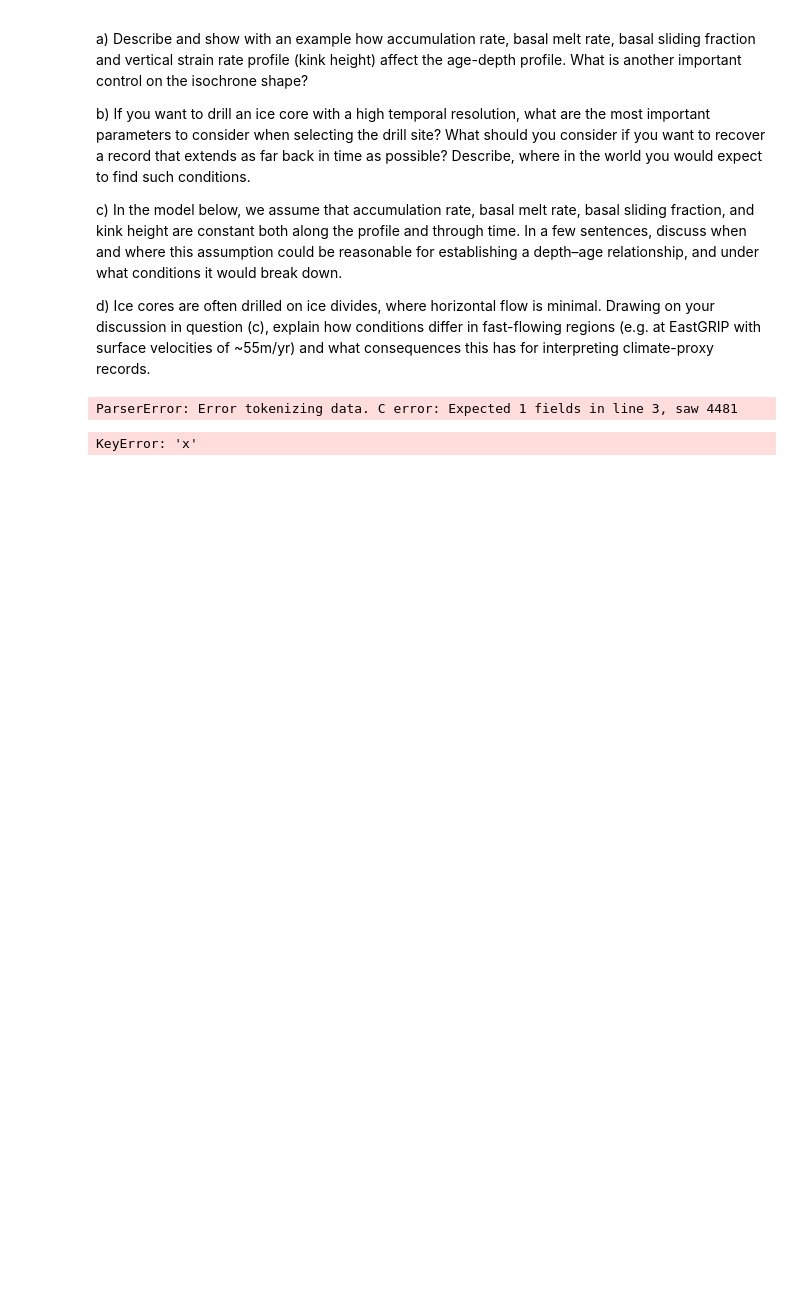
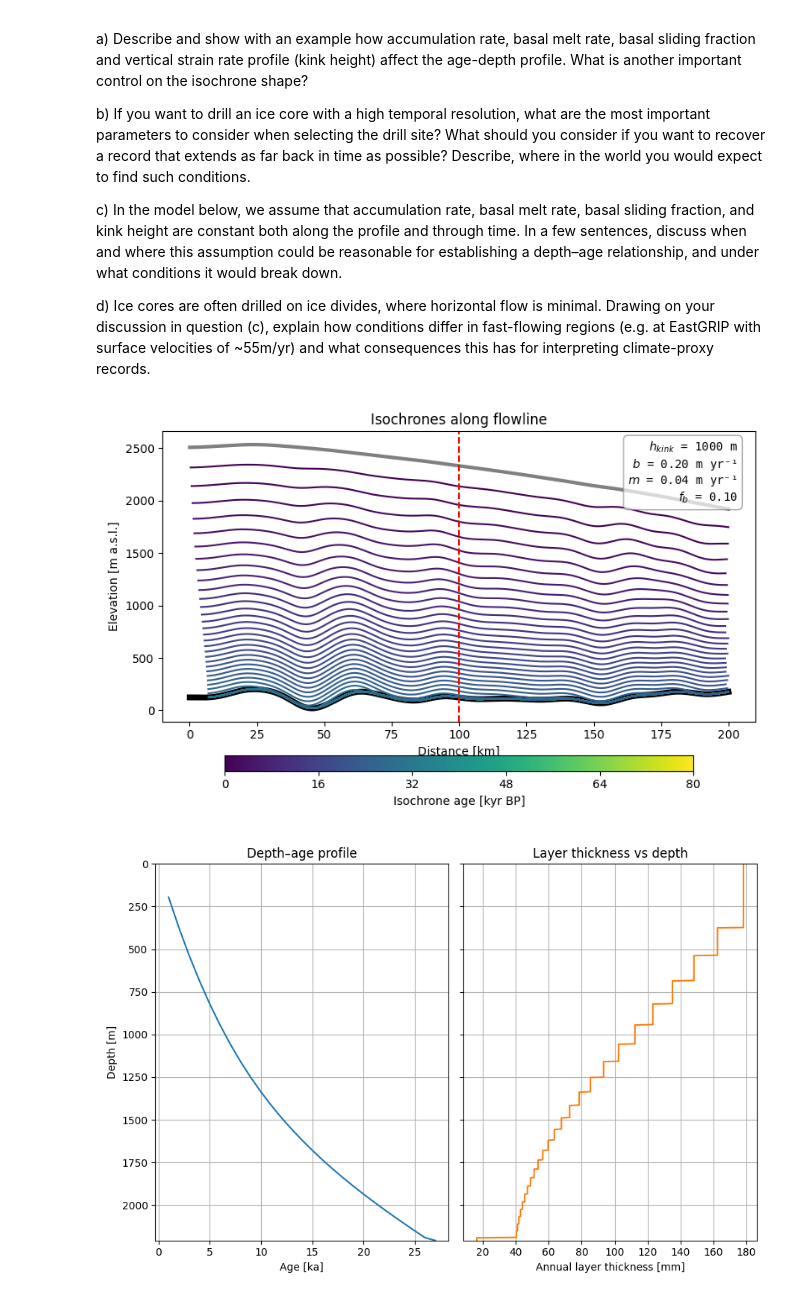
Before and after one commit to tamaragerber/climate_archives, a Jupyter notebook: ice-stratigraphy_exercise.ipynb, the cells around one changed output. Drawn from its saved outputs; the diff is of its cells as text; code cells hidden in the pictures; blank space fills up the shorter version.

```diff
--- a/ice-stratigraphy_exercise.ipynb
+++ b/ice-stratigraphy_exercise.ipynb
@@ -243,12 +229,6 @@ b = 0.2                 # Accumulation rate [m/yr]
 m = 0.04                 # Basal melt rate [m/yr]
 f_b = 0.1               # Basal sliding fraction
 h_kink = 1000.0         # Kink height in DJ profile [m]
-
-df = pd.read_csv("greenland_flowline.csv")
-print(df.head())
-print(df.columns)
-# %% [output]
-ParserError: Error tokenizing data. C error: Expected 1 fields in line 3, saw 4481
 # %%
 ########################################
 # DJ-model
@@ -262,6 +242,9 @@ from matplotlib import cm
 from scipy.ndimage import gaussian_filter1d
 from scipy.interpolate import interp1d
 import matplotlib.colors as mcolors
+
+from google.colab import output
+output.enable_custom_widget_manager()
 
 # model parameters
 t_iso = 80000.0         # Maximum isochrone age [yr]
@@ -478,31 +461,32 @@ age_profile = interp_func(depth_grid)
 # 8. Annual layer thickness vs depth
 # ---------------------------
 
 # Compute annual layer thickness (lda)
 dage = np.gradient(age_profile)  # [yr/m]
 layer_thickness = 1.0 / np.where(dage == 0, np.nan, dage)  # [m/yr]
 
 # Convert to mm/yr for better readability
 layer_thickness_mm = layer_thickness * 1000.0
 
 # Create side-by-side plots
 fig, axs = plt.subplots(1, 2, figsize=(9, 6), sharey=True)
 
 # --- (a) Depth–age profile ---
 axs[0].plot(ages_unique / 1000, depths_unique, color='C0')
 axs[0].set_xlabel("Age [ka]")
 axs[0].set_ylabel("Depth [m]")
 axs[0].set_ylim([H_core, 0])
 axs[0].set_title("Depth–age profile")
 axs[0].grid(True)
 
 # --- (b) Annual layer thickness ---
 axs[1].plot(layer_thickness_mm, depth_grid, color='C1')
 axs[1].set_xlabel("Annual layer thickness [mm]")
 axs[1].set_title("Layer thickness vs depth")
 axs[1].grid(True)
 
 plt.tight_layout()
 plt.show()
 # %% [output]
-KeyError: 'x'
+[figure, added]
+[figure, added]
```
Also changed, not shown: parts of 2 cells of this notebook.
